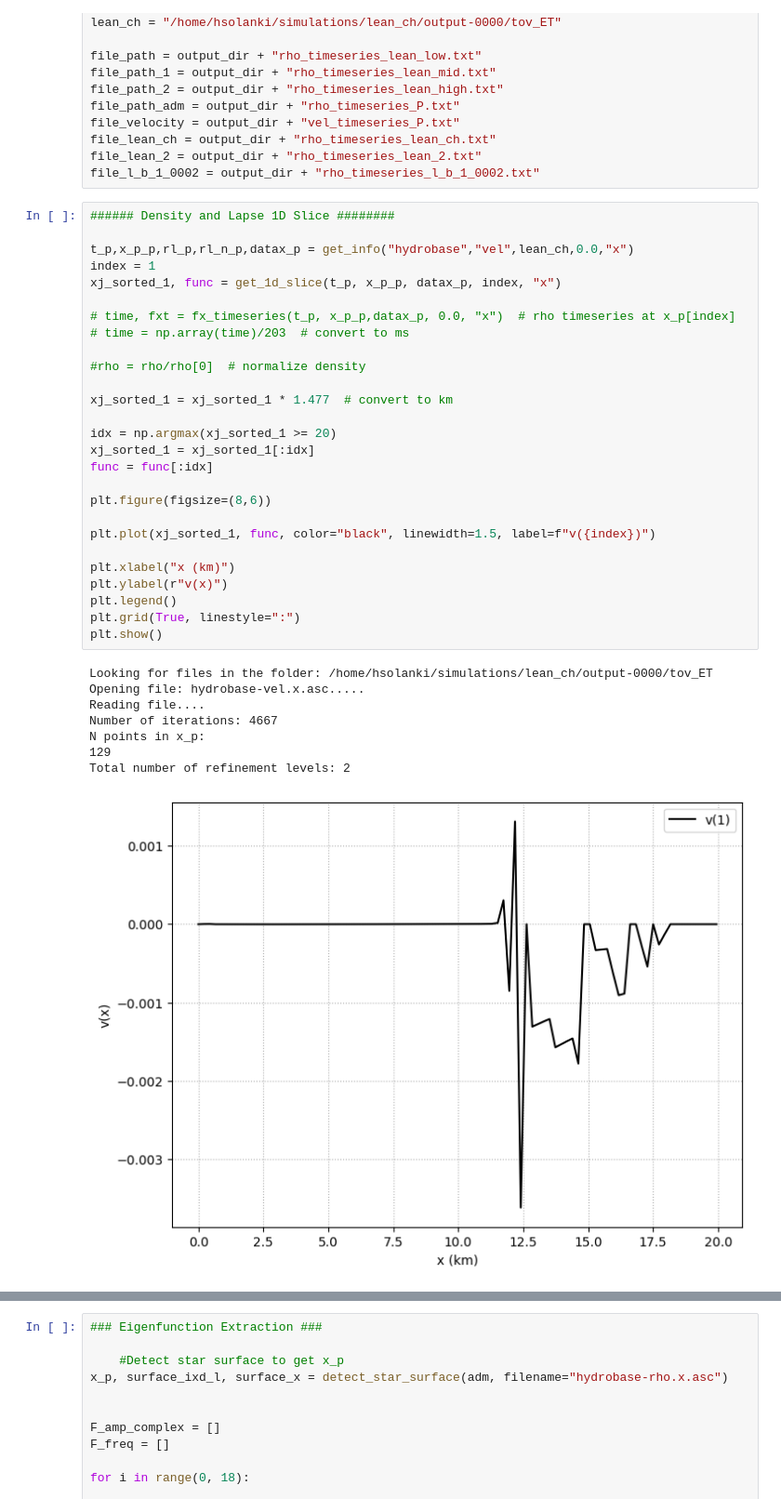
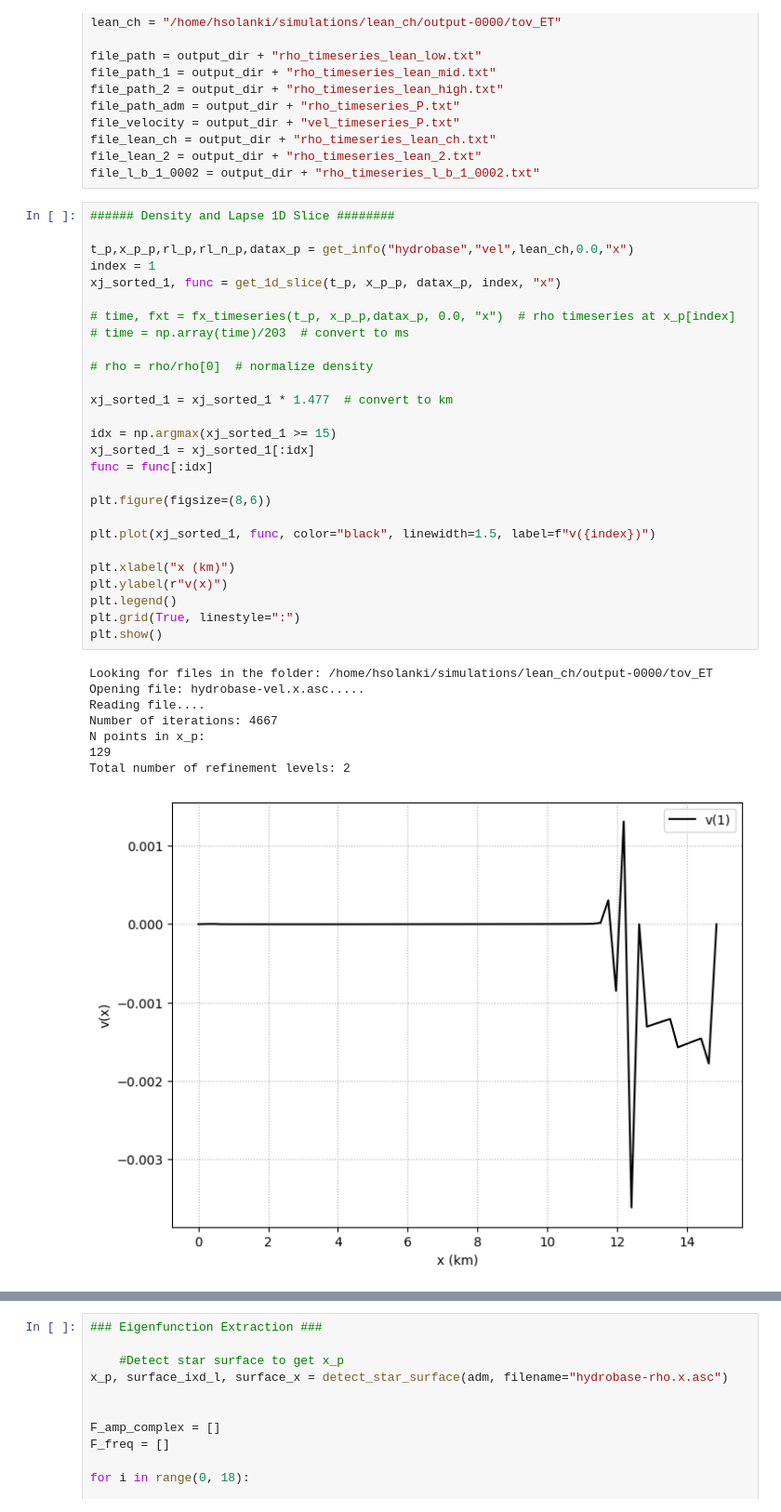
Before and after one commit to harsh-c0ds/My-Work, a Jupyter notebook: TOV/mode_ext.ipynb, the cells around one changed output, grey strips where cells are left out. Shown at 93% size. Saved outputs shown, nothing was run; the diff lists cells and outputs as text.

```diff
--- a/TOV/mode_ext.ipynb
+++ b/TOV/mode_ext.ipynb
@@ -293,36 +293,36 @@ file_l_b_1_0002 = output_dir + "rho_timeseries_l_b_1_0002.txt"
 t_p,x_p_p,rl_p,rl_n_p,datax_p = get_info("hydrobase","vel",lean_ch,0.0,"x")
 index = 1
 xj_sorted_1, func = get_1d_slice(t_p, x_p_p, datax_p, index, "x")
 
 # time, fxt = fx_timeseries(t_p, x_p_p,datax_p, 0.0, "x")  # rho timeseries at x_p[index]
 # time = np.array(time)/203  # convert to ms
 
-#rho = rho/rho[0]  # normalize density
+# rho = rho/rho[0]  # normalize density
 
 xj_sorted_1 = xj_sorted_1 * 1.477  # convert to km
 
-idx = np.argmax(xj_sorted_1 >= 20)
+idx = np.argmax(xj_sorted_1 >= 15)
 xj_sorted_1 = xj_sorted_1[:idx]
 func = func[:idx]
 
 plt.figure(figsize=(8,6))
 
 plt.plot(xj_sorted_1, func, color="black", linewidth=1.5, label=f"v({index})")
 
 plt.xlabel("x (km)")
 plt.ylabel(r"v(x)")
 plt.legend()
 plt.grid(True, linestyle=":")
 plt.show()
 # %% [output]
 Looking for files in the folder: /home/hsolanki/simulations/lean_ch/output-0000/tov_ET
 Opening file: hydrobase-vel.x.asc.....
 Reading file....
 Number of iterations: 4667
 N points in x_p:
 129
 Total number of refinement levels: 2
-[figure, old version]
+[figure, new version]
 # %%
 # Detect star surface to get x_p
 x_p_l, surface_ixd_l, surface_x_l = detect_star_surface(lean_low, filename="hydrobase-rho.x.asc")
```
Also changed, not shown: parts of 3 cells of this notebook, 1 other file.
